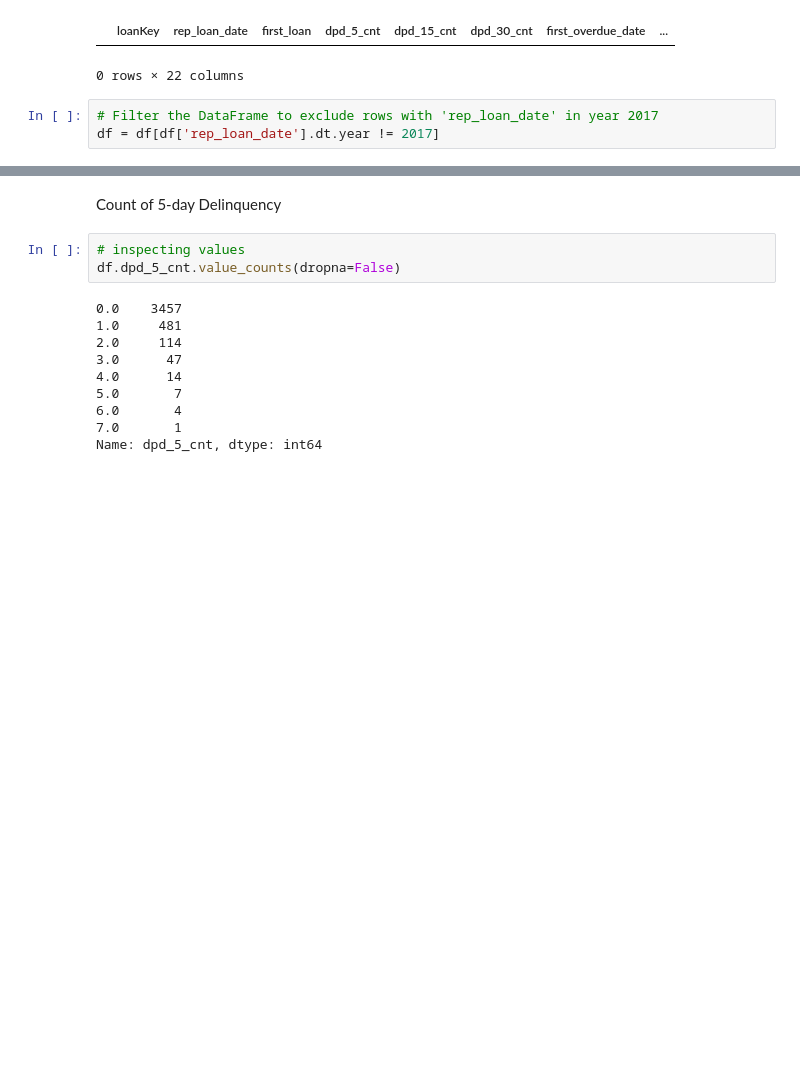
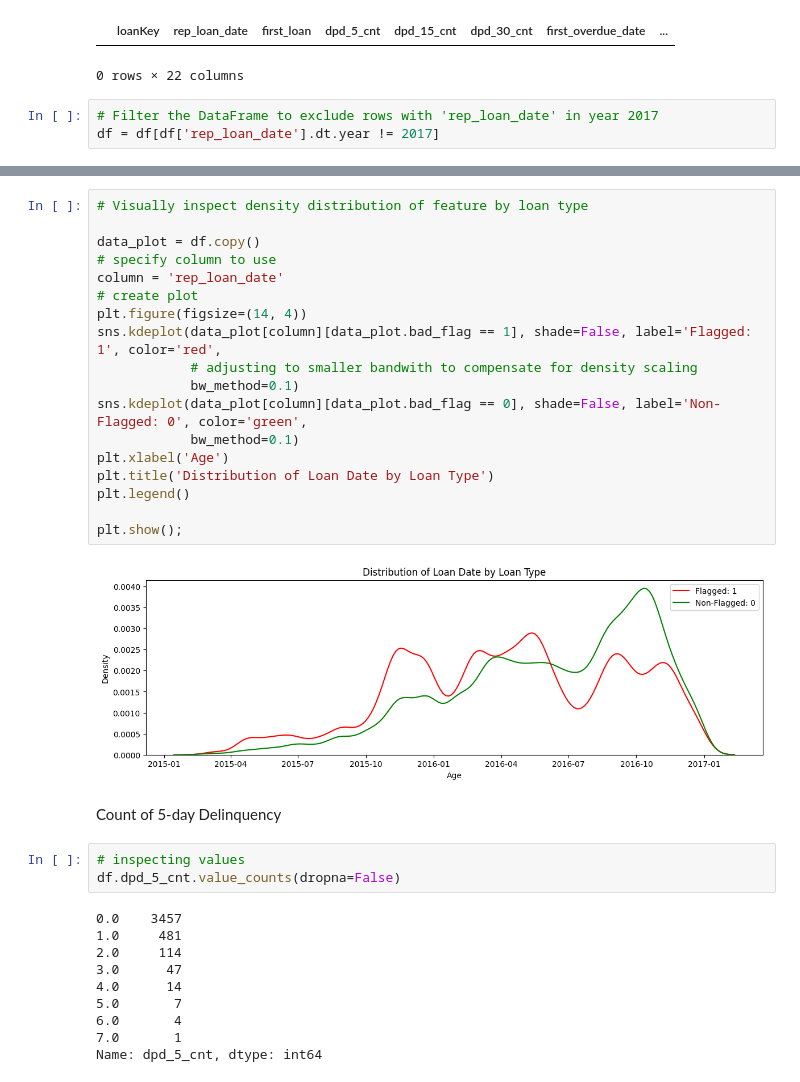
Before and after one commit to brdeleon/flagging_loans_shapley_values, a Jupyter notebook: flagging_loans.ipynb, the cells around one changed output, grey strips where cells are left out. Cells and saved outputs as stored; diff of their text form; blank space fills up the shorter version.

```diff
--- a/flagging_loans.ipynb
+++ b/flagging_loans.ipynb
@@ -1017,3 +1047,23 @@ df = df[df['rep_loan_date'].dt.year != 2017]
+# %%
+# Visually inspect density distribution of feature by loan type
+
+data_plot = df.copy()
+# specify column to use
+column = 'rep_loan_date'
+# create plot
+plt.figure(figsize=(14, 4))
+sns.kdeplot(data_plot[column][data_plot.bad_flag == 1], shade=False, label='Flagged: 1', color='red',
+            # adjusting to smaller bandwith to compensate for density scaling
+            bw_method=0.1)
+sns.kdeplot(data_plot[column][data_plot.bad_flag == 0], shade=False, label='Non-Flagged: 0', color='green',
+            bw_method=0.1)
+plt.xlabel('Age')
+plt.title('Distribution of Loan Date by Loan Type')
+plt.legend()
+
+plt.show();
+# %% [output]
+[figure, added]
 # %% [markdown]
 Count of 5-day Delinquency
 # %%
```
Also changed, not shown: parts of 41 cells of this notebook.
